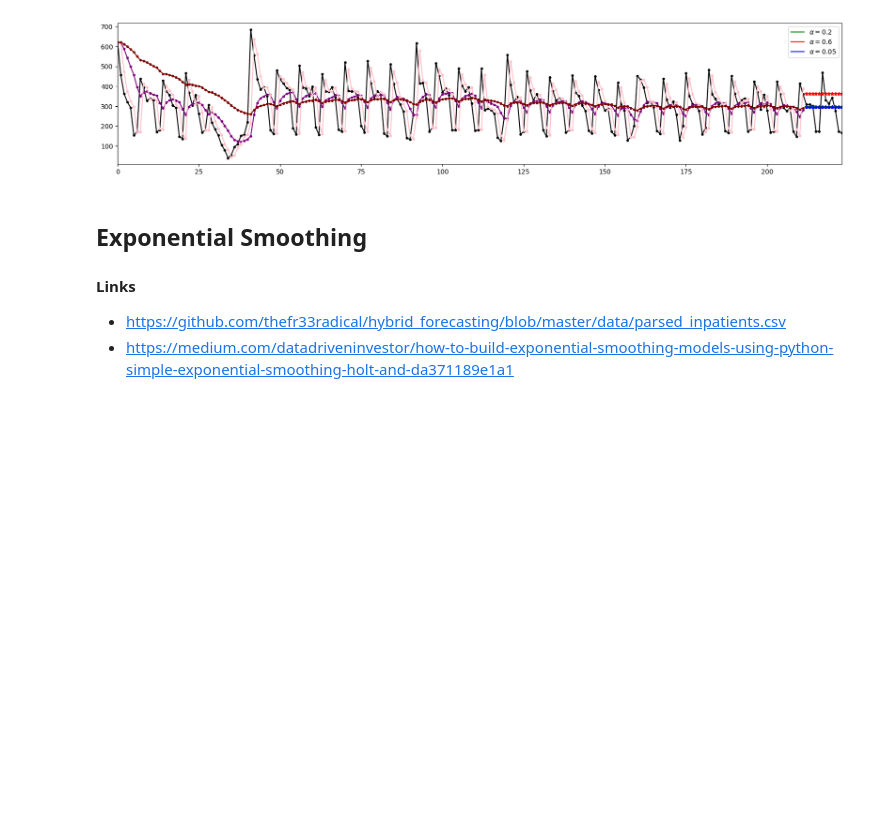
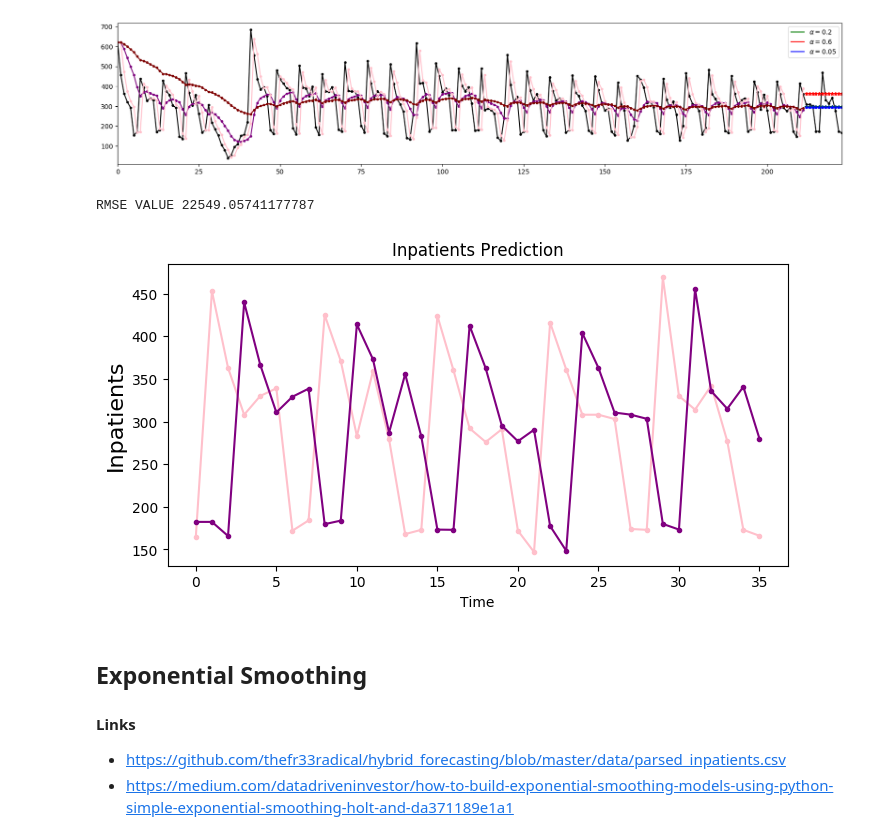
Before and after one commit to thefr33radical/hybrid_forecasting, a Jupyter notebook: code/models.ipynb, the cells around one changed output. Saved outputs shown, nothing was run; the diff lists cells and outputs as text; code cells hidden in the pictures; blank space fills up the shorter version.

```diff
--- a/code/models.ipynb
+++ b/code/models.ipynb
@@ -45,6 +54,33 @@ fit3.fittedvalues.plot(marker='.', color='maroon')
 plt.show()
 # %% [output]
 [figure]
+# %%
+# Rollling Forecast
+
+# Number of days to Forecast Parameter
+end =36
+alpha=0.954
+values = data.iloc[:-end,1]
+actual_values = data.iloc[len(data)-end:,1]
+pred_values=[]
+
+for i in range(end):
+  fit = SimpleExpSmoothing(values).fit(smoothing_level=alpha,optimized=False)
+  fnext = fit.forecast(1)
+  pred_values.append(fnext.values[0])
+  values = data.iloc[:-end+i,1]
+
+plt.figure(num=None, figsize=(8, 4), dpi=100,facecolor='w', edgecolor='k')
+plt.xlabel('Time', fontsize=10)
+plt.ylabel('Inpatients', fontsize=16)
+plt.plot(np.asarray(actual_values),marker='.', color='pink')
+plt.plot(pred_values,marker='.', color='purple')
+plt.title("Inpatients Prediction")
+
+print("RMSE VALUE",rms(actual_values,pred_values))
+# %% [output]
+RMSE VALUE 22549.05741177787
+[figure, added]
 # %% [markdown]
 ## Exponential Smoothing
 #### Links
```
Also changed, not shown: parts of 3 cells of this notebook.
